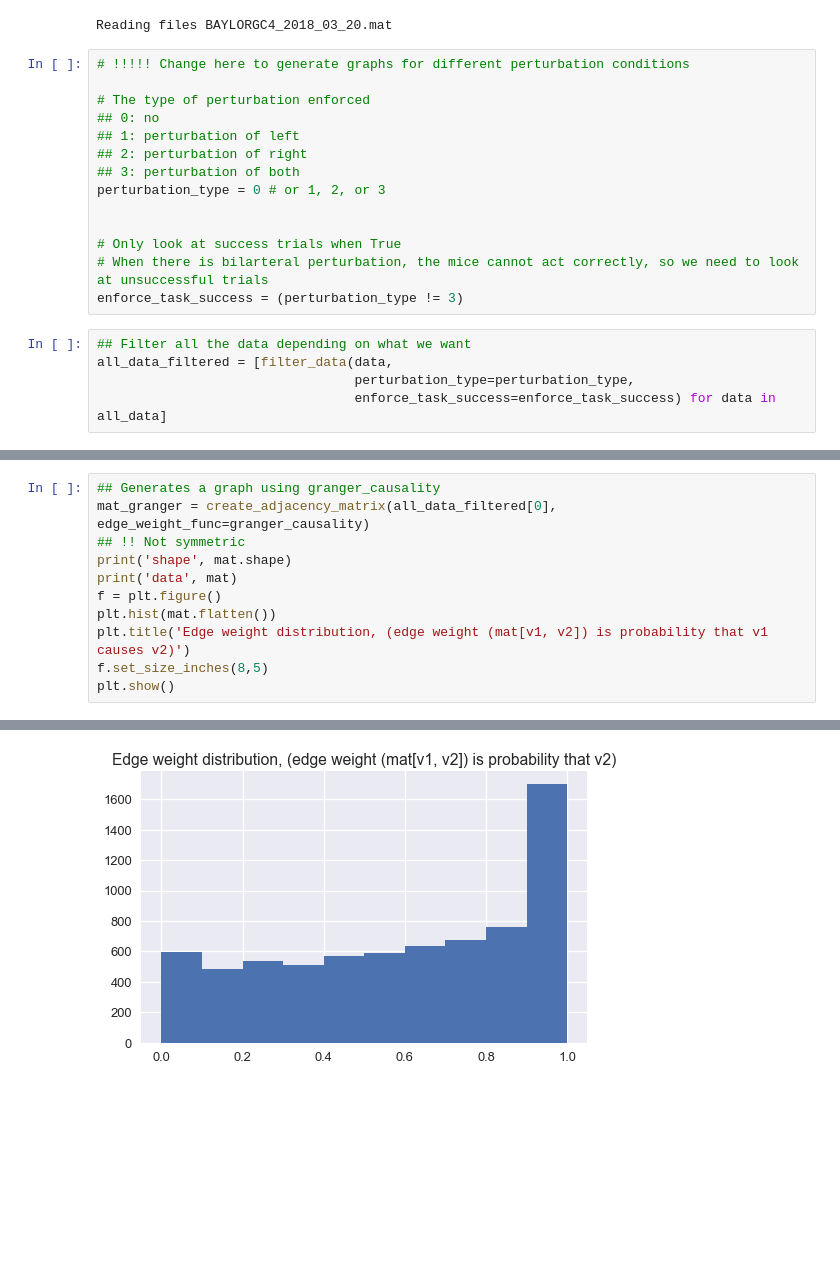
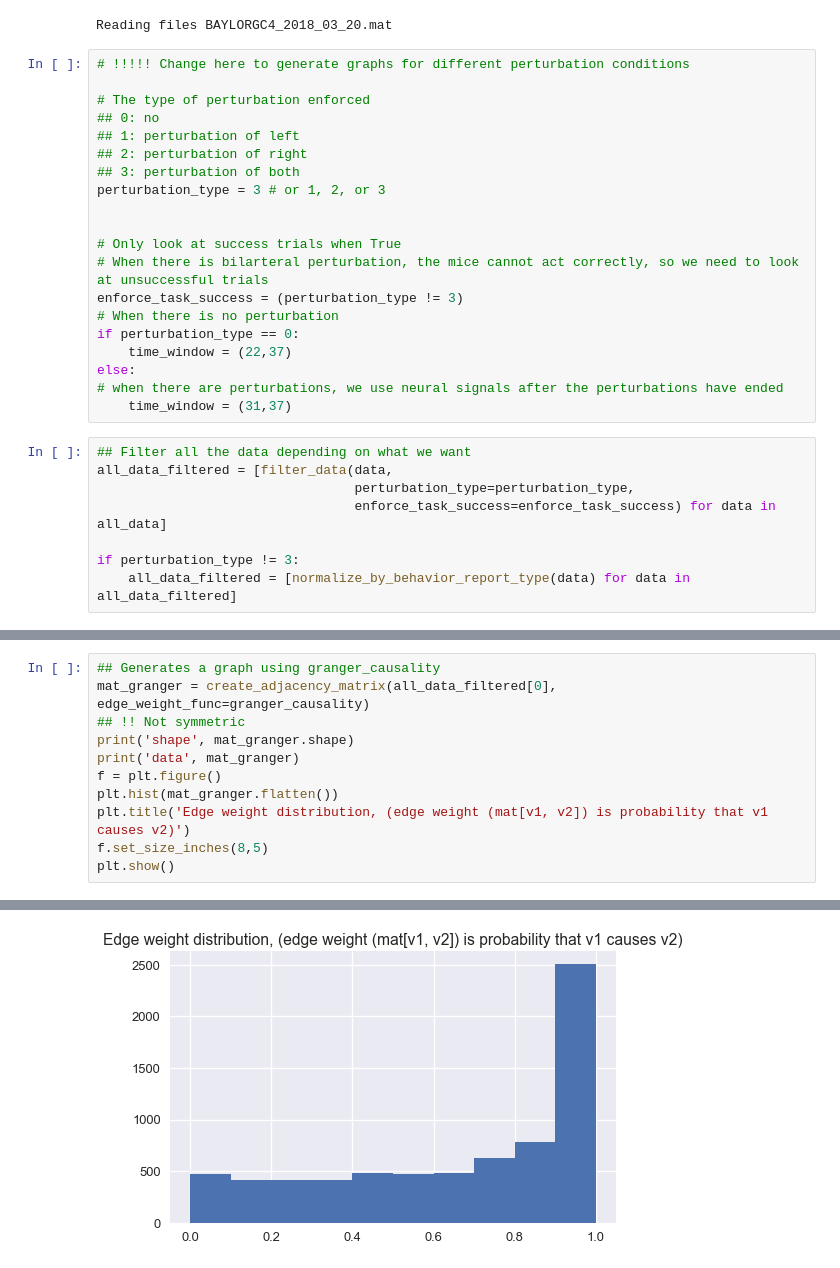
Before and after one commit to jlindsey15/224WProject, a Jupyter notebook: Using Generated Network Structure.ipynb, the cells around one changed output, grey strips where cells are left out. Saved outputs shown, nothing was run; the diff lists cells and outputs as text; blank space fills up the shorter version.

```diff
--- a/Using Generated Network Structure.ipynb
+++ b/Using Generated Network Structure.ipynb
@@ -69,17 +69,26 @@ Reading files BAYLORGC4_2018_03_20.mat
 ## 1: perturbation of left
 ## 2: perturbation of right
 ## 3: perturbation of both
-perturbation_type = 0 # or 1, 2, or 3
+perturbation_type = 3 # or 1, 2, or 3
 
 
 # Only look at success trials when True
 # When there is bilarteral perturbation, the mice cannot act correctly, so we need to look at unsuccessful trials
 enforce_task_success = (perturbation_type != 3)
+# When there is no perturbation
+if perturbation_type == 0:
+    time_window = (22,37)
+else:
+# when there are perturbations, we use neural signals after the perturbations have ended
+    time_window = (31,37)
 # %%
 ## Filter all the data depending on what we want
 all_data_filtered = [filter_data(data,
                                  perturbation_type=perturbation_type,
                                  enforce_task_success=enforce_task_success) for data in all_data]
+
+if perturbation_type != 3:
+    all_data_filtered = [normalize_by_behavior_report_type(data) for data in all_data_filtered]
 # %%
 ## Generates a graph using correlation
 mat_correlation = create_adjacency_matrix(all_data_filtered[0], edge_weight_func=flatten_correlation)
@@ -113,10 +122,10 @@ data [[ 0.         -0.09484578  0.11525813 ... -0.07044722  0.03287682
 ## Generates a graph using granger_causality
 mat_granger = create_adjacency_matrix(all_data_filtered[0], edge_weight_func=granger_causality)
 ## !! Not symmetric
-print('shape', mat.shape)
-print('data', mat)
+print('shape', mat_granger.shape)
+print('data', mat_granger)
 f = plt.figure()
-plt.hist(mat.flatten())
+plt.hist(mat_granger.flatten())
 plt.title('Edge weight distribution, (edge weight (mat[v1, v2]) is probability that v1 causes v2)')
 f.set_size_inches(8,5)
 plt.show()
@@ -134 +143 @@ data [[0.         0.23991865 0.85723014 ... 0.8648141  0.38058112 0.58536324]
-[figure, old version]
+[figure, new version]
```
Also changed, not shown: parts of 3 cells of this notebook, 3 other files.
